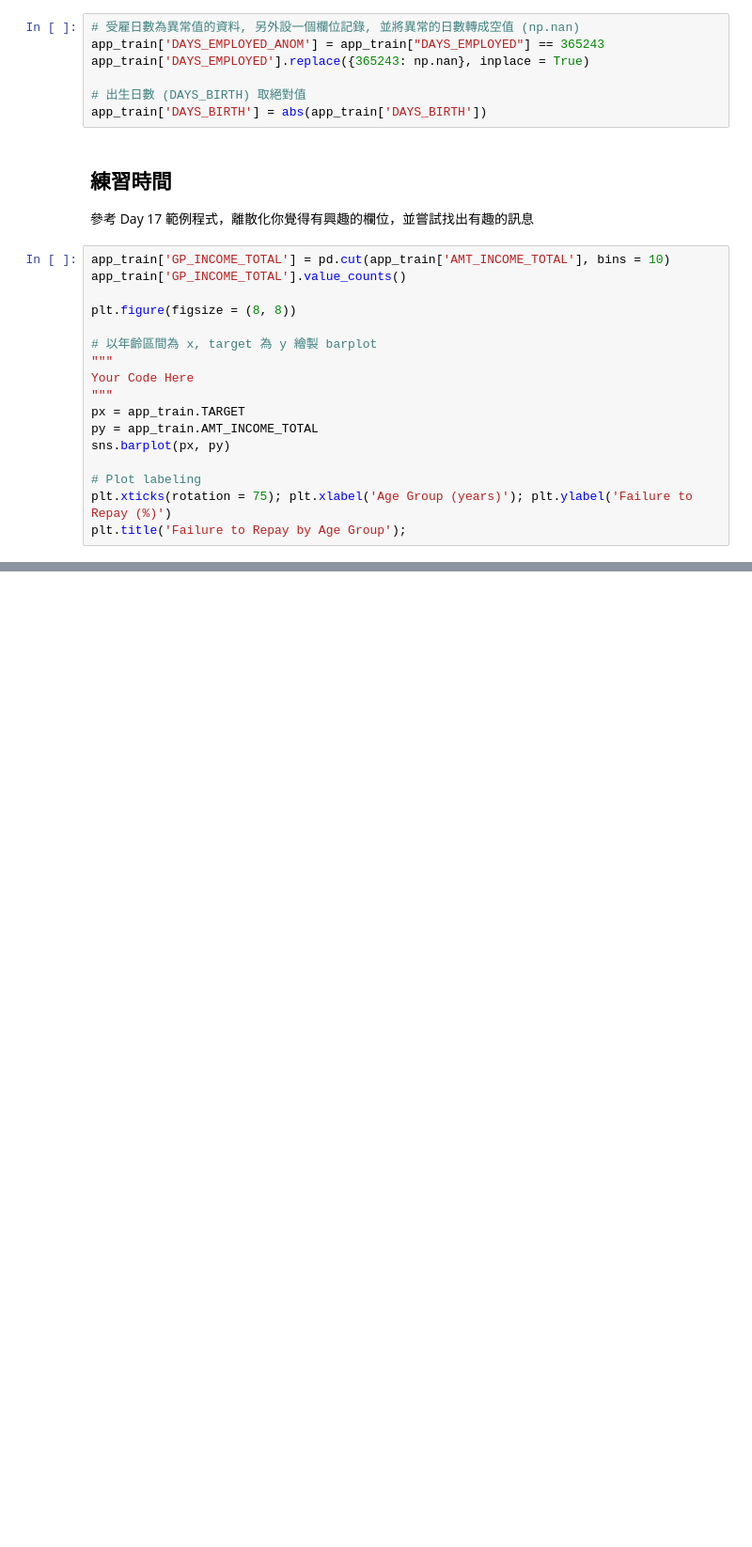
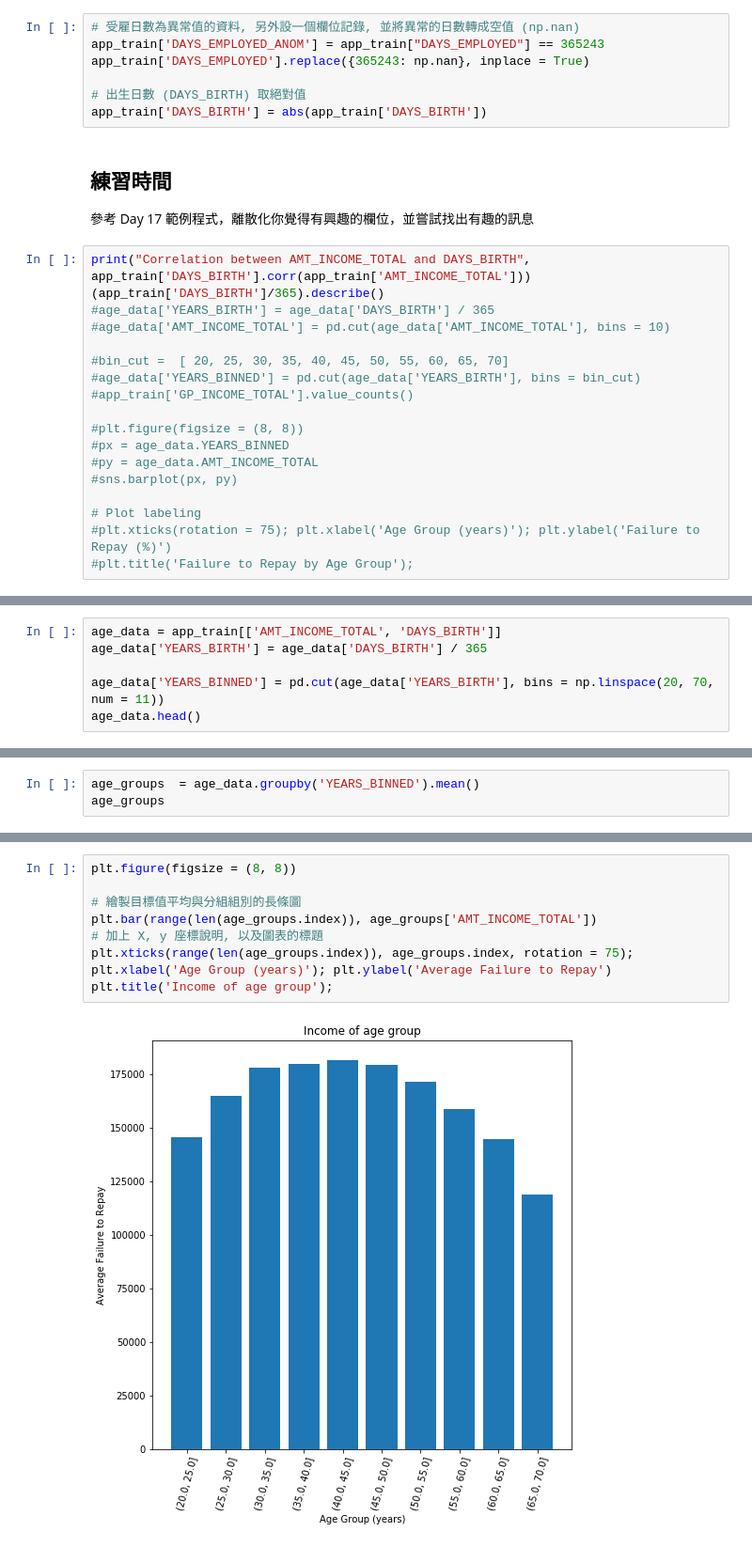
Before and after one commit to sammikuo/4th-ML100Days, a Jupyter notebook: Day_018_HW.ipynb, the cells around one changed output, grey strips where cells are left out. Shown: that part at 94% size. Saved outputs shown, nothing was run; the diff lists cells and outputs as text; blank space fills up the shorter version.

```diff
--- a/Day_018_HW.ipynb
+++ b/Day_018_HW.ipynb
@@ -59,20 +59,21 @@ app_train['DAYS_BIRTH'] = abs(app_train['DAYS_BIRTH'])
 ## 練習時間
 參考 Day 17 範例程式，離散化你覺得有興趣的欄位，並嘗試找出有趣的訊息
 # %%
-app_train['GP_INCOME_TOTAL'] = pd.cut(app_train['AMT_INCOME_TOTAL'], bins = 10)
-app_train['GP_INCOME_TOTAL'].value_counts()
+print("Correlation between AMT_INCOME_TOTAL and DAYS_BIRTH", app_train['DAYS_BIRTH'].corr(app_train['AMT_INCOME_TOTAL']))
+(app_train['DAYS_BIRTH']/365).describe()
+#age_data['YEARS_BIRTH'] = age_data['DAYS_BIRTH'] / 365
+#age_data['AMT_INCOME_TOTAL'] = pd.cut(age_data['AMT_INCOME_TOTAL'], bins = 10)
 
-plt.figure(figsize = (8, 8))
+#bin_cut =  [ 20, 25, 30, 35, 40, 45, 50, 55, 60, 65, 70]
+#age_data['YEARS_BINNED'] = pd.cut(age_data['YEARS_BIRTH'], bins = bin_cut)
+#app_train['GP_INCOME_TOTAL'].value_counts()
 
-# 以年齡區間為 x, target 為 y 繪製 barplot
-"""
-Your Code Here
-"""
-px = app_train.TARGET
-py = app_train.AMT_INCOME_TOTAL
-sns.barplot(px, py)
+#plt.figure(figsize = (8, 8))
+#px = age_data.YEARS_BINNED
+#py = age_data.AMT_INCOME_TOTAL
+#sns.barplot(px, py)
 
 # Plot labeling
-plt.xticks(rotation = 75); plt.xlabel('Age Group (years)'); plt.ylabel('Failure to Repay (%)')
-plt.title('Failure to Repay by Age Group');
+#plt.xticks(rotation = 75); plt.xlabel('Age Group (years)'); plt.ylabel('Failure to Repay (%)')
+#plt.title('Failure to Repay by Age Group');
 # %% [output]
@@ -79,0 +90,6 @@ plt.title('Failure to Repay by Age Group');
+# %%
+age_data = app_train[['AMT_INCOME_TOTAL', 'DAYS_BIRTH']]
+age_data['YEARS_BIRTH'] = age_data['DAYS_BIRTH'] / 365
+
+age_data['YEARS_BINNED'] = pd.cut(age_data['YEARS_BIRTH'], bins = np.linspace(20, 70, num = 11))
+age_data.head()
@@ -79,0 +113,3 @@ plt.title('Failure to Repay by Age Group');
+# %%
+age_groups  = age_data.groupby('YEARS_BINNED').mean()
+age_groups
@@ -79,0 +129,10 @@ plt.title('Failure to Repay by Age Group');
+# %%
+plt.figure(figsize = (8, 8))
+
+# 繪製目標值平均與分組組別的長條圖
+plt.bar(range(len(age_groups.index)), age_groups['AMT_INCOME_TOTAL'])
+# 加上 X, y 座標說明, 以及圖表的標題
+plt.xticks(range(len(age_groups.index)), age_groups.index, rotation = 75); plt.xlabel('Age Group (years)'); plt.ylabel('Average Failure to Repay')
+plt.title('Income of age group');
+# %% [output]
+[figure, added]
```
Also changed, not shown: parts of 3 cells of this notebook.
